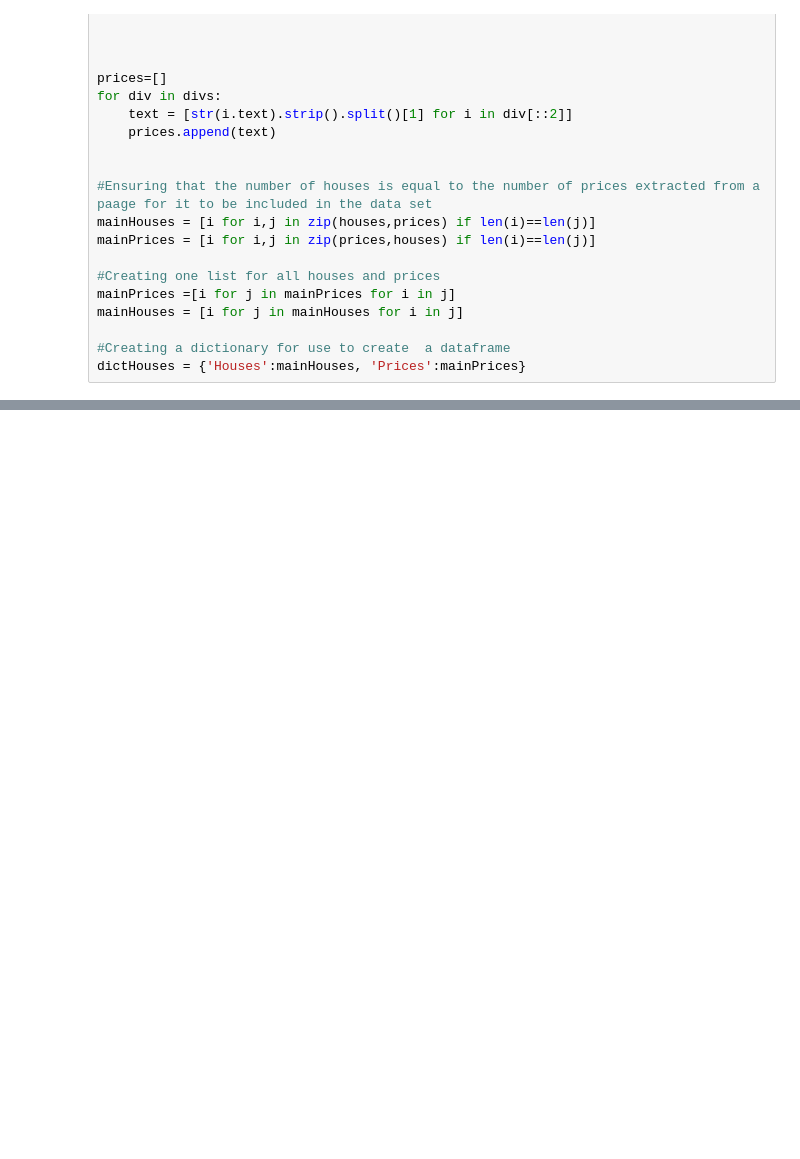
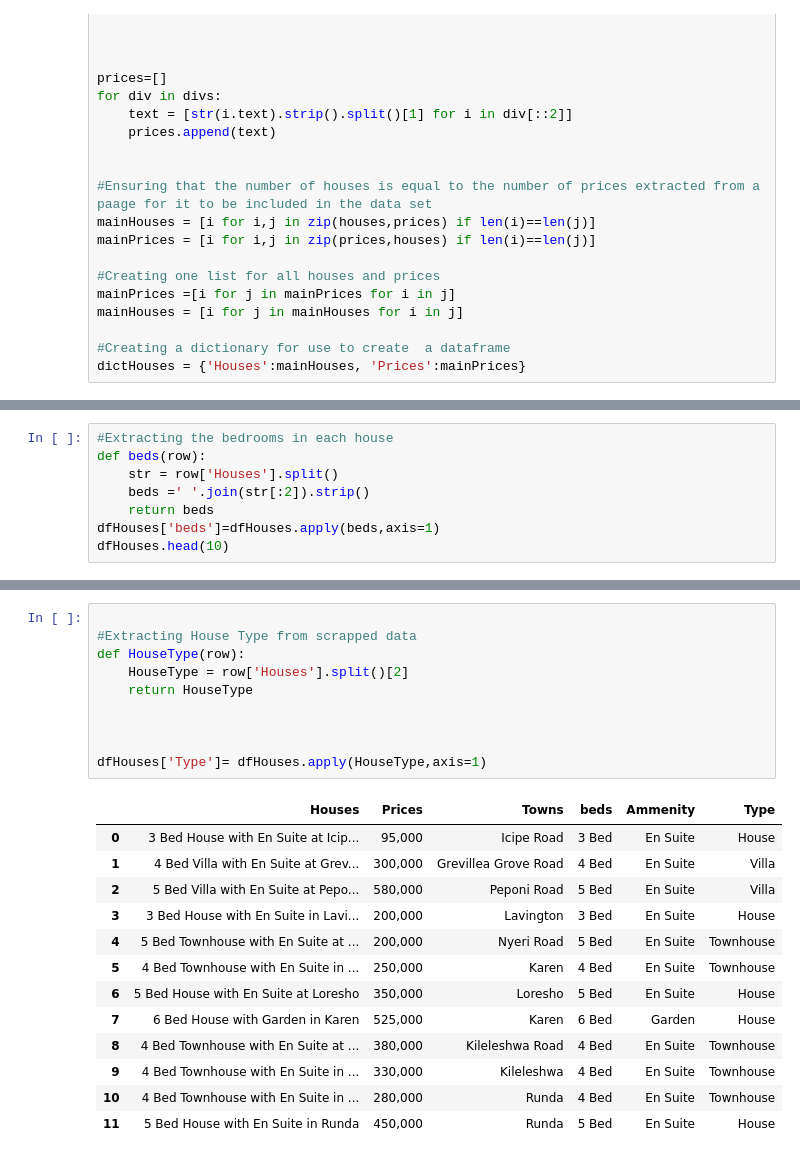
Before and after one commit to JaqenIzo/Rental_Houses_Website_Web-_Scraping_Analysis, a Jupyter notebook: Rentals/main.ipynb, the cells around one changed output, grey strips where cells are left out. Saved outputs shown, nothing was run; the diff lists cells and outputs as text; blank space fills up the shorter version.

```diff
--- a/Rentals/main.ipynb
+++ b/Rentals/main.ipynb
@@ -137,0 +123,8 @@ dfHouses.head(12)
+# %%
+#Extracting the bedrooms in each house
+def beds(row):
+    str = row['Houses'].split()
+    beds =' '.join(str[:2]).strip()
+    return beds
+dfHouses['beds']=dfHouses.apply(beds,axis=1)
+dfHouses.head(10)
@@ -137,0 +168,24 @@ dfHouses.head(12)
+# %%
+
+#Extracting House Type from scrapped data
+def HouseType(row):
+    HouseType = row['Houses'].split()[2]
+    return HouseType
+
+
+
+dfHouses['Type']= dfHouses.apply(HouseType,axis=1)
+# %% [output]
+|  | Houses | Prices | Towns | beds | Ammenity | Type |
+| 0 | 3 Bed House with En Suite at Icip... | 95,000 | Icipe Road | 3 Bed | En Suite | House |
+| 1 | 4 Bed Villa with En Suite at Grev... | 300,000 | Grevillea Grove Road | 4 Bed | En Suite | Villa |
+| 2 | 5 Bed Villa with En Suite at Pepo... | 580,000 | Peponi Road | 5 Bed | En Suite | Villa |
+| 3 | 3 Bed House with En Suite in Lavi... | 200,000 | Lavington | 3 Bed | En Suite | House |
+| 4 | 5 Bed Townhouse with En Suite at ... | 200,000 | Nyeri Road | 5 Bed | En Suite | Townhouse |
+| 5 | 4 Bed Townhouse with En Suite in ... | 250,000 | Karen | 4 Bed | En Suite | Townhouse |
+| 6 | 5 Bed House with En Suite at Loresho | 350,000 | Loresho | 5 Bed | En Suite | House |
+| 7 | 6 Bed House with Garden in Karen | 525,000 | Karen | 6 Bed | Garden | House |
+| 8 | 4 Bed Townhouse with En Suite at ... | 380,000 | Kileleshwa Road | 4 Bed | En Suite | Townhouse |
+| 9 | 4 Bed Townhouse with En Suite in ... | 330,000 | Kileleshwa | 4 Bed | En Suite | Townhouse |
+| 10 | 4 Bed Townhouse with En Suite in ... | 280,000 | Runda | 4 Bed | En Suite | Townhouse |
+| 11 | 5 Bed House with En Suite in Runda | 450,000 | Runda | 5 Bed | En Suite | House |
```
Also changed, not shown: parts of 10 cells of this notebook, 3 other files.
